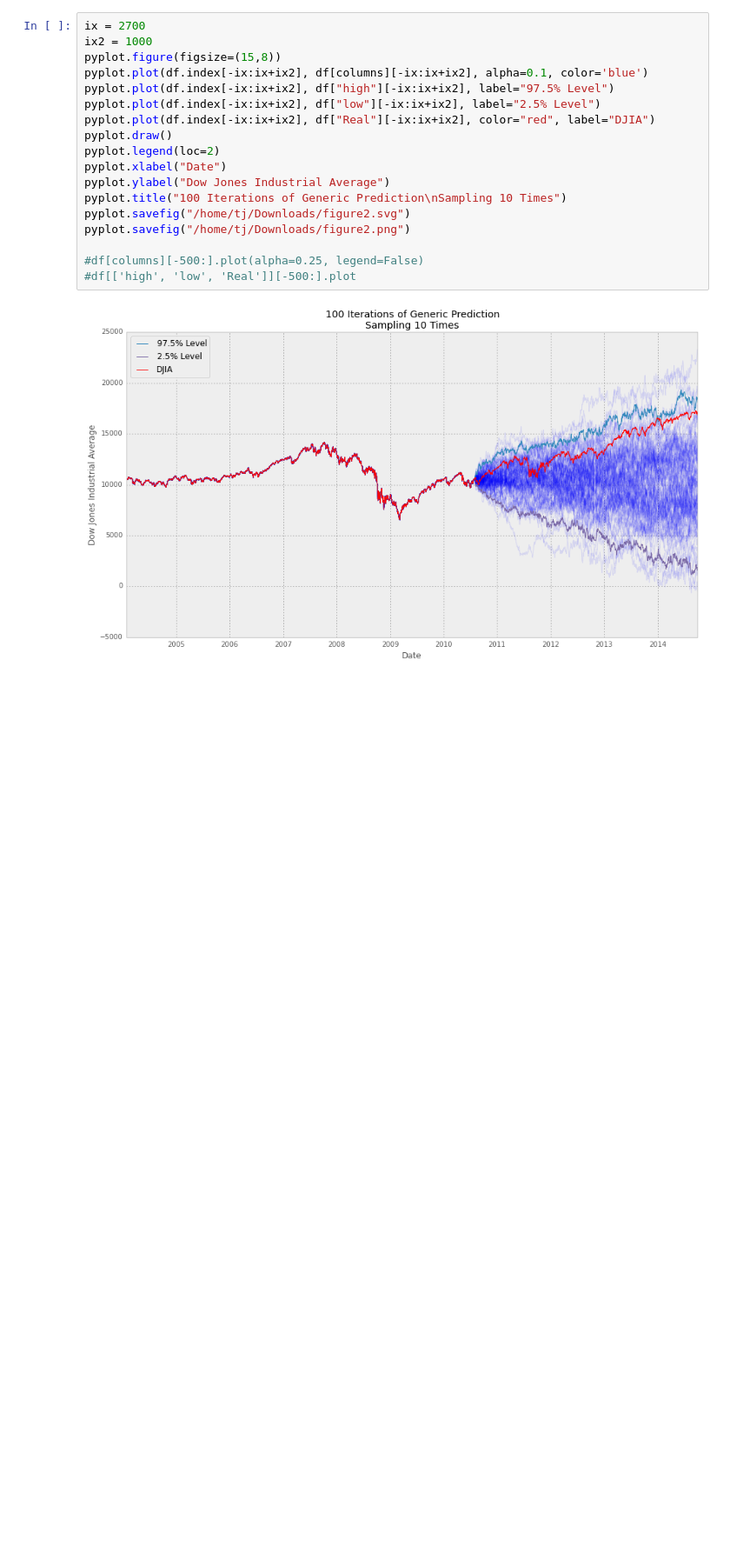
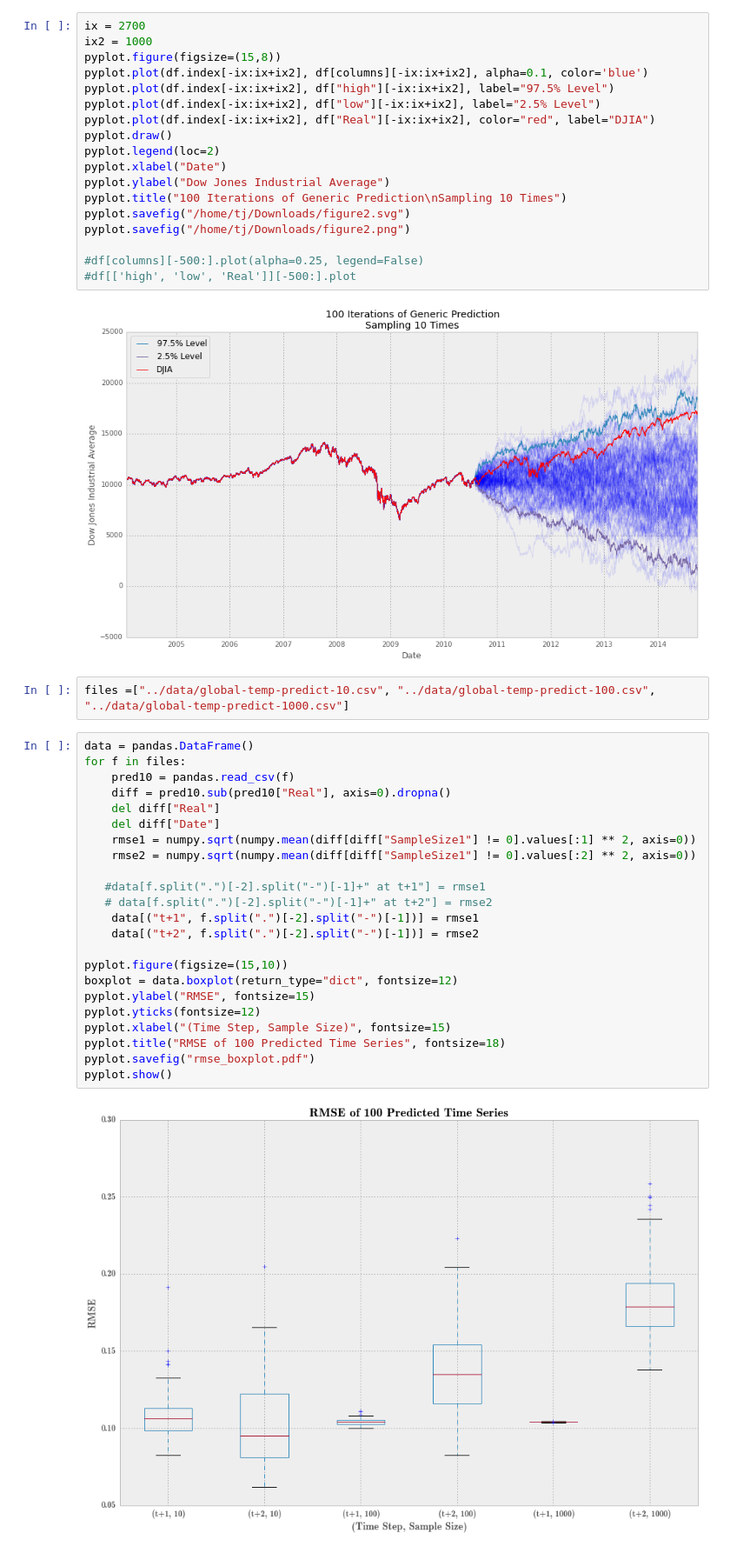
Before and after one commit to tjvandal/generic-pred, a Jupyter notebook: python/DJIA-Analysis.ipynb, the cells around one changed output. Shown: that part at 87% size. Cells and saved outputs as stored; diff of their text form; blank space fills up the shorter version.

Commit message:
adding figures and visualization code

```diff
--- a/python/DJIA-Analysis.ipynb
+++ b/python/DJIA-Analysis.ipynb
@@ -85,3 +85,30 @@ pyplot.savefig("/home/tj/Downloads/figure2.png")
 #df[['high', 'low', 'Real']][-500:].plot
 # %% [output]
 [figure]
+# %%
+files =["../data/global-temp-predict-10.csv", "../data/global-temp-predict-100.csv", "../data/global-temp-predict-1000.csv"]
+# %%
+data = pandas.DataFrame()
+for f in files:
+    pred10 = pandas.read_csv(f)
+    diff = pred10.sub(pred10["Real"], axis=0).dropna()
+    del diff["Real"]
+    del diff["Date"]
+    rmse1 = numpy.sqrt(numpy.mean(diff[diff["SampleSize1"] != 0].values[:1] ** 2, axis=0))
+    rmse2 = numpy.sqrt(numpy.mean(diff[diff["SampleSize1"] != 0].values[:2] ** 2, axis=0))
+
+   #data[f.split(".")[-2].split("-")[-1]+" at t+1"] = rmse1
+   # data[f.split(".")[-2].split("-")[-1]+" at t+2"] = rmse2
+    data[("t+1", f.split(".")[-2].split("-")[-1])] = rmse1
+    data[("t+2", f.split(".")[-2].split("-")[-1])] = rmse2
+
+pyplot.figure(figsize=(15,10))
+boxplot = data.boxplot(return_type="dict", fontsize=12)
+pyplot.ylabel("RMSE", fontsize=15)
+pyplot.yticks(fontsize=12)
+pyplot.xlabel("(Time Step, Sample Size)", fontsize=15)
+pyplot.title("RMSE of 100 Predicted Time Series", fontsize=18)
+pyplot.savefig("rmse_boxplot.pdf")
+pyplot.show()
+# %% [output]
+[figure, added]
```
Also changed, not shown: 9 other files.
